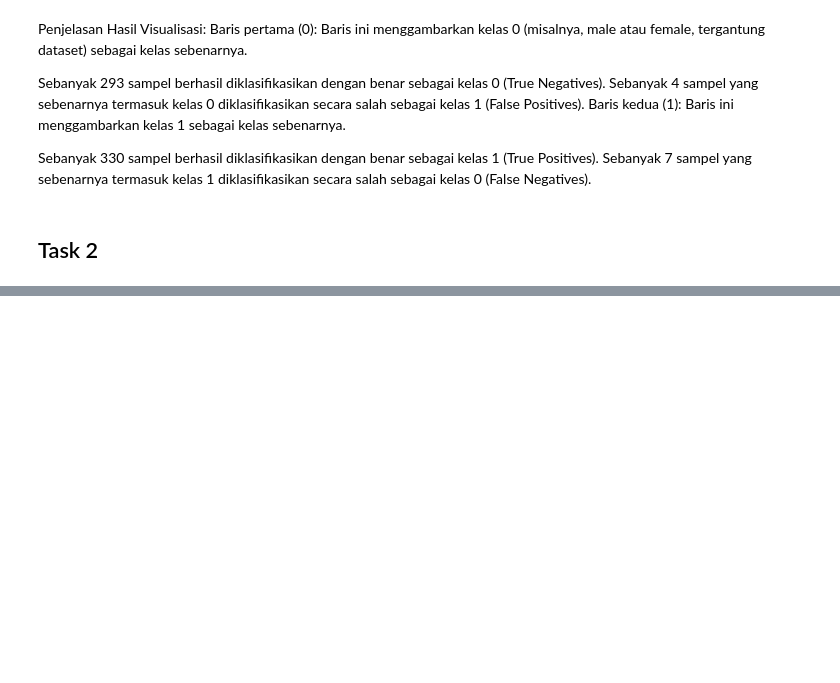
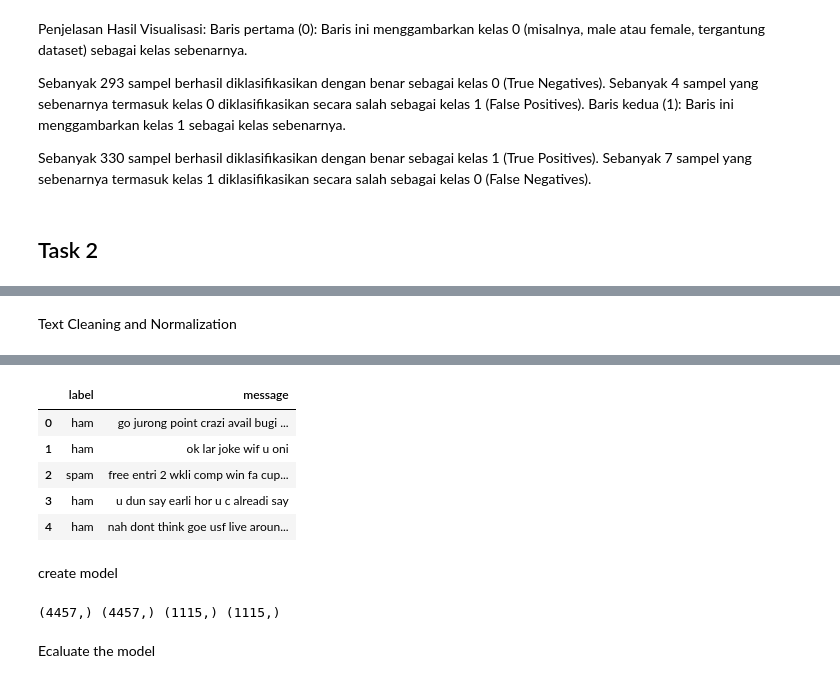
Before and after one commit to integer-class/machine-learning, a Jupyter notebook: Virza_Aulia_Rachman/Jobsheet4.ipynb, the cells around one changed output, grey strips where cells are left out. Saved outputs shown, nothing was run; the diff lists cells and outputs as text; code cells hidden in the pictures; blank space fills up the shorter version.

```diff
--- a/Virza_Aulia_Rachman/Jobsheet4.ipynb
+++ b/Virza_Aulia_Rachman/Jobsheet4.ipynb
@@ -865,0 +885,40 @@ Sebanyak 7 sampel yang sebenarnya termasuk kelas 1 diklasifikasikan secara salah
+# %% [markdown]
+Text Cleaning and Normalization
+# %%
+import string
+from nltk.corpus import stopwords
+from nltk.tokenize import word_tokenize
+from nltk.stem import PorterStemmer
+import nltk
+from sklearn.model_selection import train_test_split
+
+# Download necessary NLTK resources
+nltk.download('stopwords')  # Downloads the list of stopwords
+nltk.download('punkt')       # Downloads the tokenizer models for tokenizing sentences
+
+# Simple preprocessing function for text data
+def text_preprocess(text):
+    # Step 1: Remove punctuation from the text
+    text = text.translate(str.maketrans('', '', string.punctuation))
+
+    # Step 2: Remove stopwords from the text
+    stop_words = set(stopwords.words('english'))  # Define a set of stopwords
+    # Tokenize the text and filter out stopwords
+    text = [word for word in word_tokenize(text) if word.lower() not in stop_words]
+
+    # Step 3: Apply stemming to the words in the text
+    ps = PorterStemmer()  # Initialize the PorterStemmer
+    # Stem each word in the text
+    text = [ps.stem(word) for word in text]
+
+    return text  # Return the processed text
+
+# Apply the preprocessing function to the 'message' column in the DataFrame
+data['message'] = data['message'].apply(text_preprocess)
+
+# Step 4: Join the list of processed words back into a single string
+data['message'] = data['message'].apply(lambda x: ' '.join(x))
+
+# Display the first few rows of the modified DataFrame
+data.head()
+# %% [output]
@@ -865,0 +929,18 @@ Sebanyak 7 sampel yang sebenarnya termasuk kelas 1 diklasifikasikan secara salah
+|  | label | message |
+| 0 | ham | go jurong point crazi avail bugi ... |
+| 1 | ham | ok lar joke wif u oni |
+| 2 | spam | free entri 2 wkli comp win fa cup... |
+| 3 | ham | u dun say earli hor u c alreadi say |
+| 4 | ham | nah dont think goe usf live aroun... |
+# %% [markdown]
+create model
+# %%
+X = data['message']
+y = data['label']
+
+X_train, X_test, y_train, y_test = train_test_split(X, y, test_size=0.2, random_state=42)
+print(X_train.shape, y_train.shape, X_test.shape, y_test.shape)
+# %% [output]
+(4457,) (4457,) (1115,) (1115,)
+# %% [markdown]
+Ecaluate the model
```
Also changed, not shown: parts of 4 cells of this notebook.
